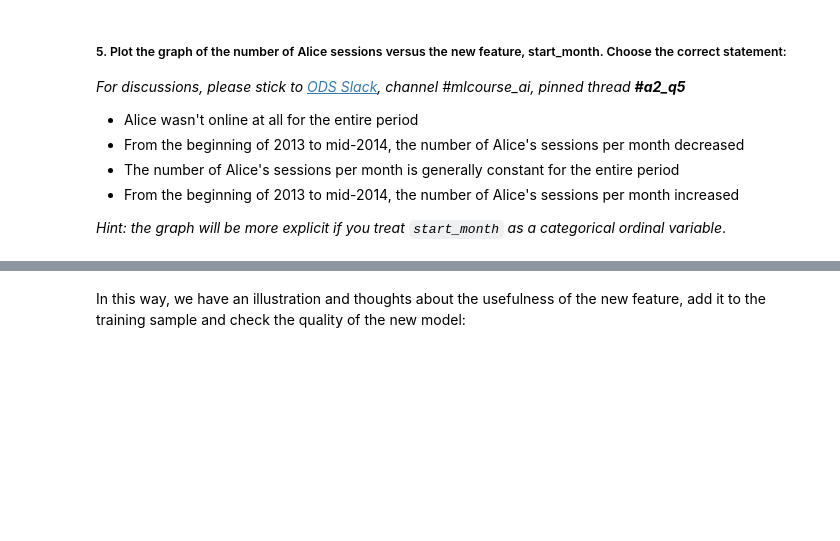
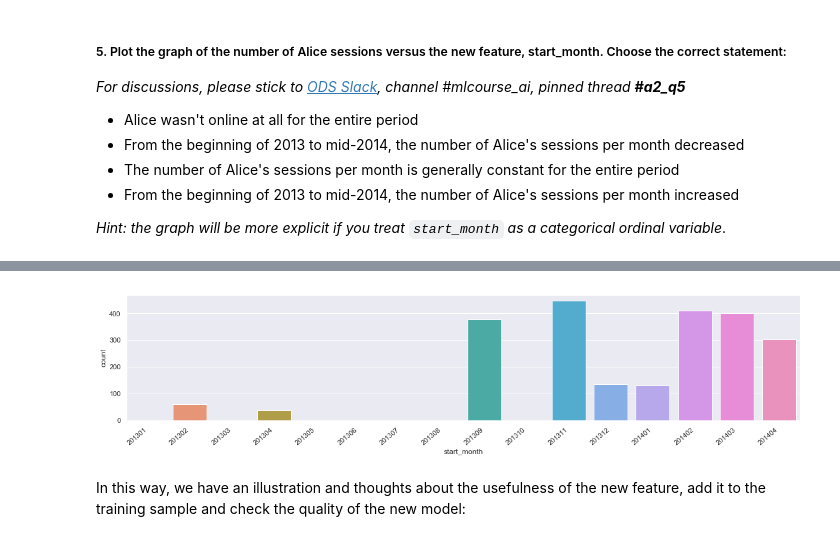
Before and after one commit to wtfleming/mlcourse.ai, a Jupyter notebook: jupyter_english/assignments_spring2019/assignment2_part1_alice_logistic_regression.ipynb, the cells around one changed output, grey strips where cells are left out. Saved outputs shown, nothing was run; the diff lists cells and outputs as text; code cells hidden in the pictures; blank space fills up the shorter version.

```diff
--- a/jupyter_english/assignments_spring2019/assignment2_part1_alice_logistic_regression.ipynb
+++ b/jupyter_english/assignments_spring2019/assignment2_part1_alice_logistic_regression.ipynb
@@ -525,0 +590,10 @@ full_new_feat['start_month'] = full_df['time1'].apply(lambda ts:
+# %%
+# train_df_copy = train_df.copy()
+#train_df_copy['start_month'] = train_df['time1'].apply(lambda ts:
+#                                                      100 * ts.year + ts.month).astype('float64')
+#train_df_copy.head()
+
+train_df_copy = train_df.copy()
+train_df_copy['start_month'] = train_df['time1'].apply(lambda ts:
+                                                      100 * ts.year + ts.month).astype('category')
+train_df_copy.head()
@@ -525,0 +609,9 @@ full_new_feat['start_month'] = full_df['time1'].apply(lambda ts:
+# %%
+#sns.countplot(x='start_month', data=train_df_copy[train_df_copy['target'] == 1]);
+plt.figure(figsize=(16,4))
+ax = sns.countplot(x='start_month', data=train_df_copy[train_df_copy['target'] == 1]);
+ax.set_xticklabels(ax.get_xticklabels(), rotation=40, ha="right")
+plt.tight_layout()
+plt.show()
+# %% [output]
+[figure, added]
```
Also changed, not shown: parts of 44 cells of this notebook, 1 other file.
